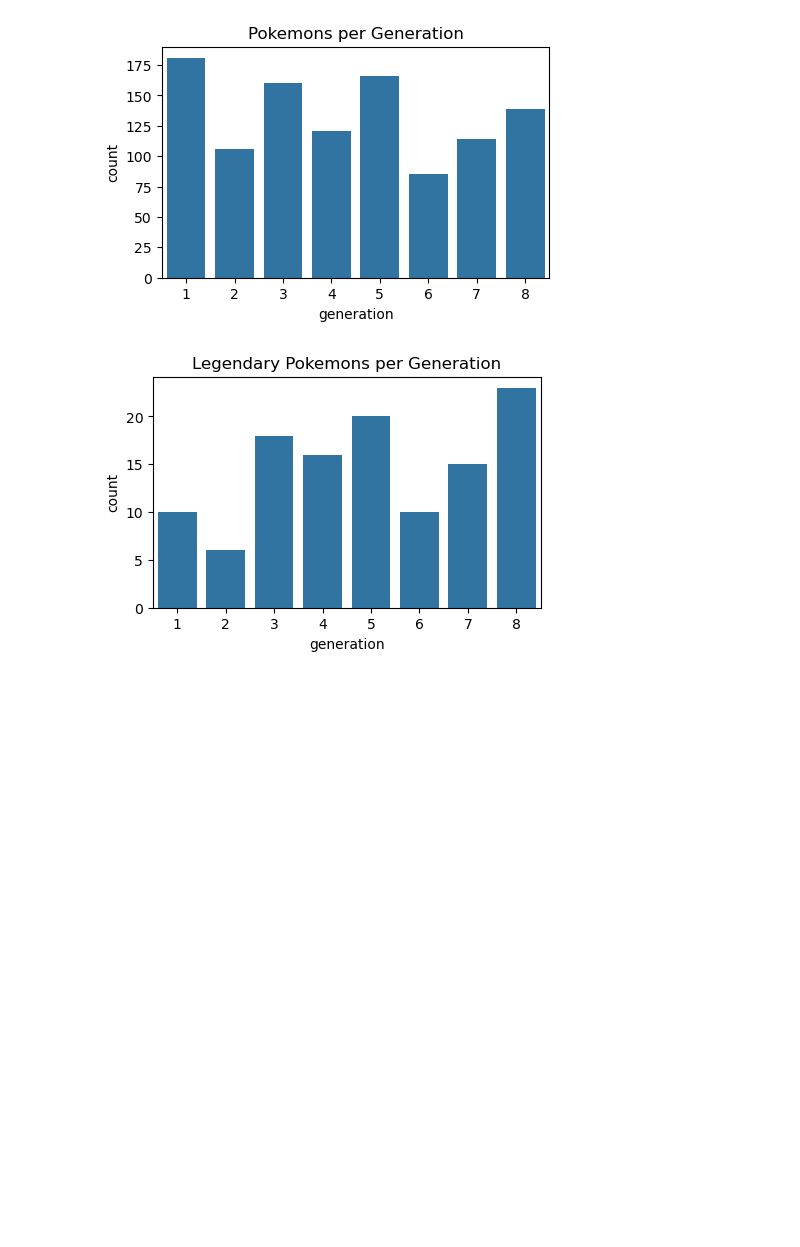
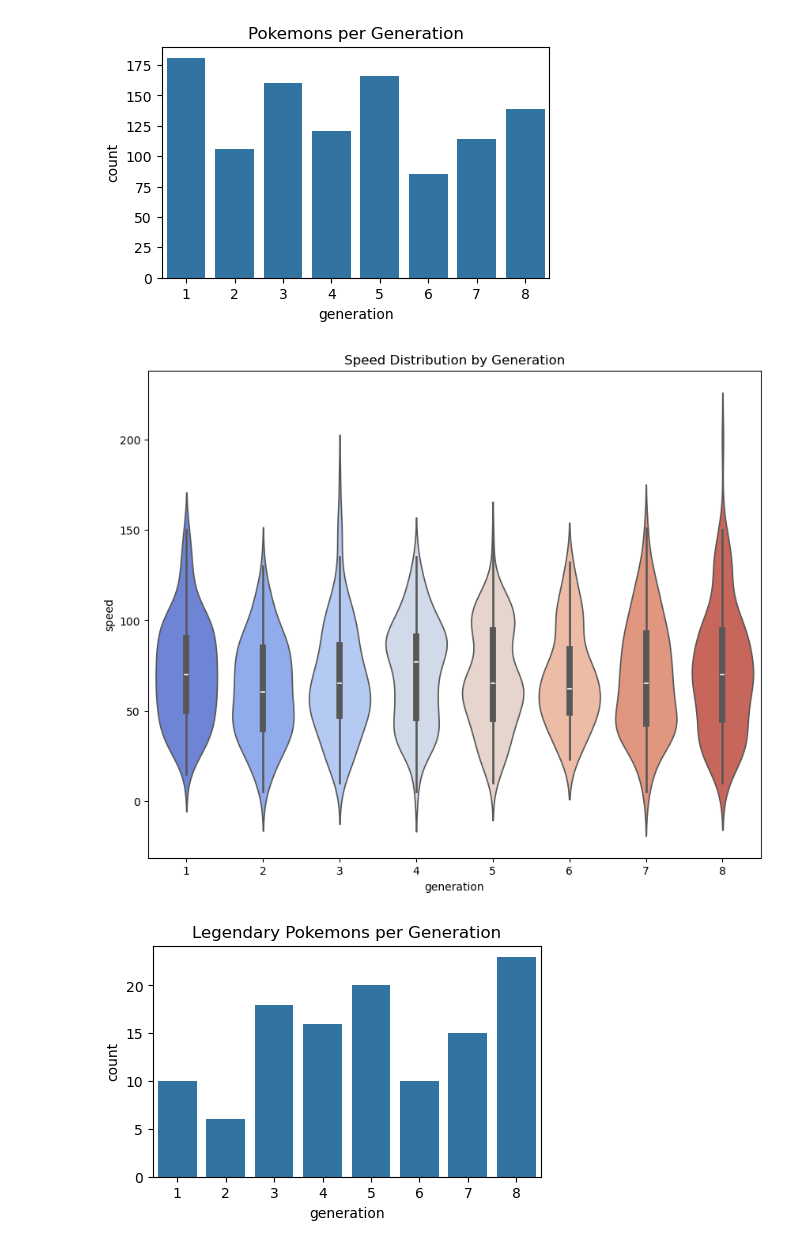
Before and after one commit to PolarBear9905/Pokemon-Legendary-Predictor, a Jupyter notebook: Pokemon.ipynb, the cells around one changed output. Cells and saved outputs as stored; diff of their text form; code cells hidden in the pictures; blank space fills up the shorter version.

```diff
--- a/Pokemon.ipynb
+++ b/Pokemon.ipynb
@@ -249,6 +245,20 @@ plt.title("Pokemons per Generation")
 plt.show()
 # %% [output]
 [figure]
+# %%
+plt.figure(figsize=(10,8))
+
+sns.violinplot(
+    x='generation',
+    y='speed',
+    data=df,
+    palette='coolwarm'
+)
+
+plt.title('Speed Distribution by Generation')
+plt.show()
+# %% [output]
+[figure, added]
 # %%
 generation_stats = (
     df[df['legendary']].groupby('generation').size().reset_index(name='count')
```
Also changed, not shown: parts of 7 cells of this notebook.
